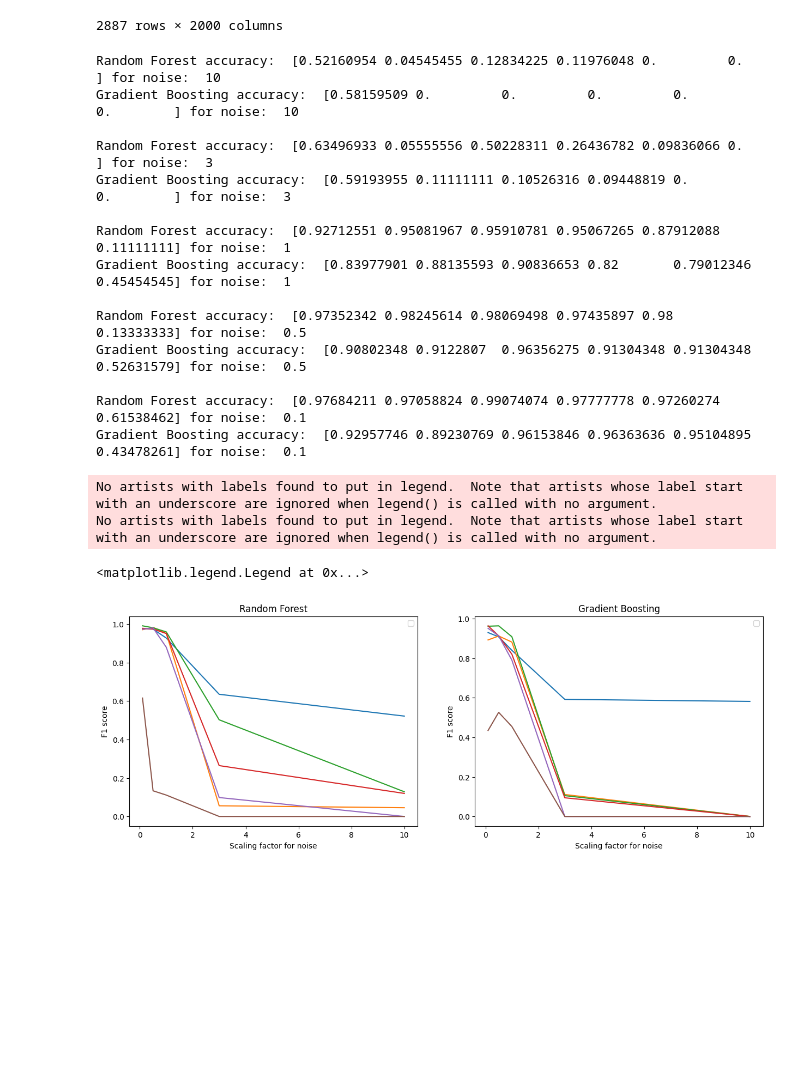
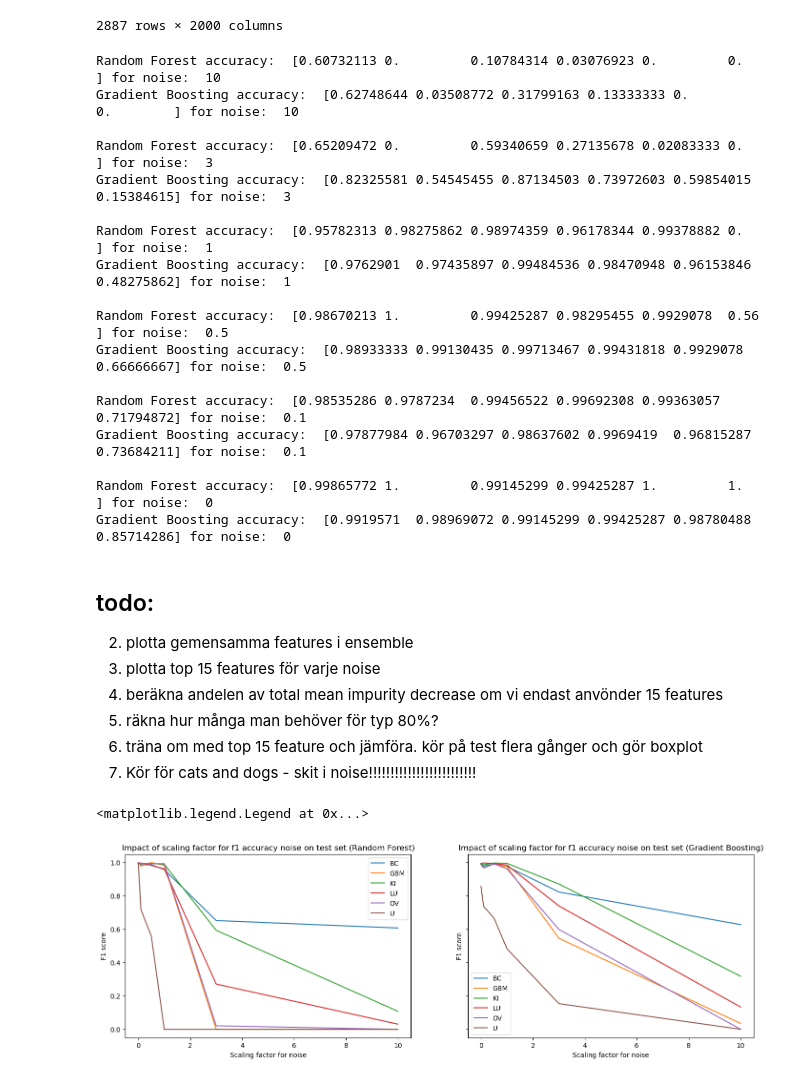
Before and after one commit to rikardradovac/Statistical-learning-for-big-data, a Jupyter notebook: AS2/project2_part1.ipynb, the cells around one changed output. Saved outputs shown, nothing was run; the diff lists cells and outputs as text; code cells hidden in the pictures; blank space fills up the shorter version.

```diff
--- a/AS2/project2_part1.ipynb
+++ b/AS2/project2_part1.ipynb
@@ -41,24 +42,29 @@ accuracy_forest = []
 accuracy_boosting = []
 cross_val_scores_forest = []
 cross_val_scores_boosting = []
-scaling_factors = [10, 3, 1, 0.5, 0.1]
-# scaling_factors = [0.1]
-for val in scaling_factors:
+scaling_factors = [10, 3, 1, 0.5, 0.1, 0]
+
+feature_importances_forest = defaultdict(list)
+feature_importances_boosting = defaultdict(list)
+for val in tqdm(scaling_factors):
 
     noise = np.random.normal(0, data.std(), data.shape)
     noised_data = data + noise * val
 
-    X_train, X_test, y_train, y_test = train_test_split(noised_data, labels, test_size=0.2)
+    X_train, X_test, y_train, y_test = train_test_split(noised_data, labels, test_size=0.3)
 
-    random_forest = RandomForestClassifier(n_estimators=10, n_jobs=-1)
-    cross_val = cross_val_score(random_forest, X_train, y_train.values.ravel(), cv=5)
+    random_forest = RandomForestClassifier(n_estimators=50, n_jobs=-1)
+    cross_val = cross_val_score(random_forest, X_train, y_train.values.ravel(), cv=5, n_jobs=-1)
     cross_val_scores_forest.append(cross_val)
     random_forest.fit(X_train, y_train.values.ravel())
 
-    gradient_boosting = GradientBoostingClassifier(n_estimators=10, max_depth=1)
-    cross_val = cross_val_score(gradient_boosting, X_train, y_train.values.ravel(), cv=5)
+    gradient_boosting = GradientBoostingClassifier(n_estimators=50)
+    cross_val = cross_val_score(gradient_boosting, X_train, y_train.values.ravel(), cv=5, n_jobs=-1)
     cross_val_scores_boosting.append(cross_val)
     gradient_boosting.fit(X_train, y_train.values.ravel())
+
+    feature_importances_boosting[val] = gradient_boosting.feature_importances_
+    feature_importances_forest[val] = random_forest.feature_importances_
 
 
     print("Random Forest accuracy: ", f1_score(y_test, random_forest.predict(X_test), average=None), "for noise: ", val)
@@ -66,43 +72,53 @@ for val in scaling_factors:
     print("Gradient Boosting accuracy: ", f1_score(y_test, gradient_boosting.predict(X_test), average=None), "for noise: ", val)
     accuracy_boosting.append(f1_score(y_test, gradient_boosting.predict(X_test), average=None))
     print()
-
-    f1_score(y_test, random_forest.predict(X_test), average=None)
 # %% [output]
-Random Forest accuracy:  [0.52160954 0.04545455 0.12834225 0.11976048 0.         0.        ] for noise:  10
-Gradient Boosting accuracy:  [0.58159509 0.         0.         0.         0.         0.        ] for noise:  10
+Random Forest accuracy:  [0.60732113 0.         0.10784314 0.03076923 0.         0.        ] for noise:  10
+Gradient Boosting accuracy:  [0.62748644 0.03508772 0.31799163 0.13333333 0.         0.        ] for noise:  10
 
-Random Forest accuracy:  [0.63496933 0.05555556 0.50228311 0.26436782 0.09836066 0.        ] for noise:  3
-Gradient Boosting accuracy:  [0.59193955 0.11111111 0.10526316 0.09448819 0.         0.        ] for noise:  3
+Random Forest accuracy:  [0.65209472 0.         0.59340659 0.27135678 0.02083333 0.        ] for noise:  3
+Gradient Boosting accuracy:  [0.82325581 0.54545455 0.87134503 0.73972603 0.59854015 0.15384615] for noise:  3
 
-Random Forest accuracy:  [0.92712551 0.95081967 0.95910781 0.95067265 0.87912088 0.11111111] for noise:  1
-Gradient Boosting accuracy:  [0.83977901 0.88135593 0.90836653 0.82       0.79012346 0.45454545] for noise:  1
+Random Forest accuracy:  [0.95782313 0.98275862 0.98974359 0.96178344 0.99378882 0.        ] for noise:  1
+Gradient Boosting accuracy:  [0.9762901  0.97435897 0.99484536 0.98470948 0.96153846 0.48275862] for noise:  1
 
-Random Forest accuracy:  [0.97352342 0.98245614 0.98069498 0.97435897 0.98       0.13333333] for noise:  0.5
-Gradient Boosting accuracy:  [0.90802348 0.9122807  0.96356275 0.91304348 0.91304348 0.52631579] for noise:  0.5
+Random Forest accuracy:  [0.98670213 1.         0.99425287 0.98295455 0.9929078  0.56      ] for noise:  0.5
+Gradient Boosting accuracy:  [0.98933333 0.99130435 0.99713467 0.99431818 0.9929078  0.66666667] for noise:  0.5
 
-Random Forest accuracy:  [0.97684211 0.97058824 0.99074074 0.97777778 0.97260274 0.61538462] for noise:  0.1
-Gradient Boosting accuracy:  [0.92957746 0.89230769 0.96153846 0.96363636 0.95104895 0.43478261] for noise:  0.1
+Random Forest accuracy:  [0.98535286 0.9787234  0.99456522 0.99692308 0.99363057 0.71794872] for noise:  0.1
+Gradient Boosting accuracy:  [0.97877984 0.96703297 0.98637602 0.9969419  0.96815287 0.73684211] for noise:  0.1
+
+Random Forest accuracy:  [0.99865772 1.         0.99145299 0.99425287 1.         1.        ] for noise:  0
+Gradient Boosting accuracy:  [0.9919571  0.98969072 0.99145299 0.99425287 0.98780488 0.85714286] for noise:  0
+# %% [markdown]
+## todo:
+2. plotta gemensamma features i ensemble
+3. plotta top 15 features för varje noise
+3. beräkna andelen av total mean impurity decrease om vi endast anvönder 15 features
+4. räkna hur många man behöver för typ 80%?
+5. träna om med top 15 feature och jämföra. kör på test flera gånger och gör boxplot
+6. Kör för cats and dogs - skit i noise!!!!!!!!!!!!!!!!!!!!!!!!!
 # %%
 import matplotlib.pyplot as plt
+from sklearn.utils.multiclass import unique_labels
 
-fig, (ax1, ax2) = plt.subplots(1, 2, figsize=(15, 5))
+fig, (ax1, ax2) = plt.subplots(1, 2, figsize=(17, 5), sharey=True)
+labels = unique_labels(y_test)
 
-ax1.plot(scaling_factors, accuracy_forest)
+ax1.plot(scaling_factors, accuracy_forest, label=labels)
 ax1.set_xlabel("Scaling factor for noise")
 ax1.set_ylabel("F1 score")
-ax1.set_title("Random Forest")
+ax1.set_title("Impact of scaling factor for f1 accuracy noise on test set (Random Forest)")
 ax1.legend()
 
-ax2.plot(scaling_factors, accuracy_boosting)
+ax2.plot(scaling_factors, accuracy_boosting, label=labels)
 ax2.set_xlabel("Scaling factor for noise")
 ax2.set_ylabel("F1 score")
-ax2.set_title("Gradient Boosting")
+ax2.set_title("Impact of scaling factor for f1 accuracy noise on test set (Gradient Boosting)")
+
 ax2.legend()
 # %% [output]
-No artists with labels found to put in legend.  Note that artists whose label start with an underscore are ignored when legend() is called with no argument.
-No artists with labels found to put in legend.  Note that artists whose label start with an underscore are ignored when legend() is called with no argument.
+<matplotlib.legend.Legend at 0x...>
-<matplotlib.legend.Legend at 0x...>
-[figure, old version]
+[figure, new version]
 # %%
 import seaborn as sns
```
Also changed, not shown: parts of 10 cells of this notebook, 2 other files.
